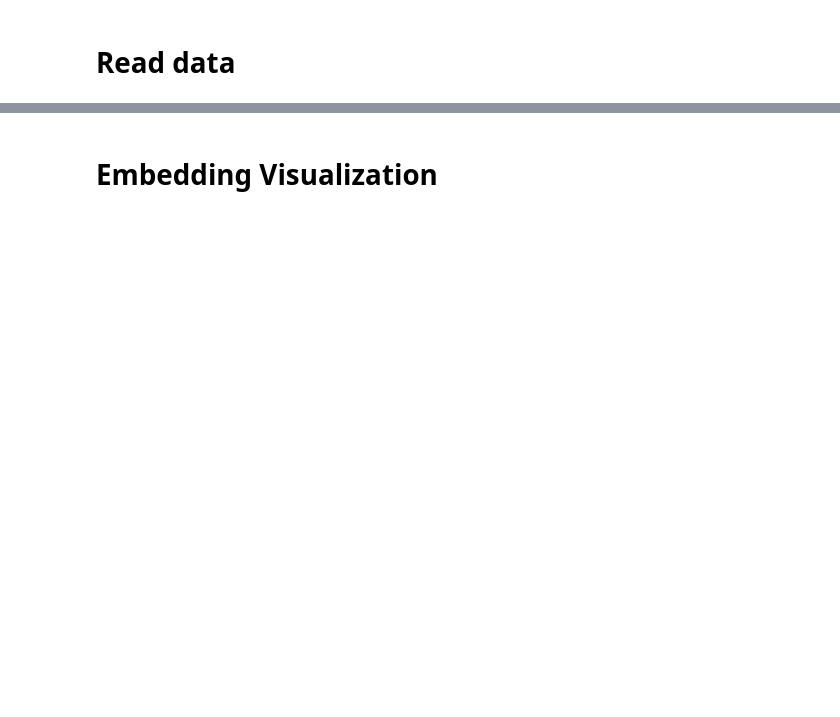
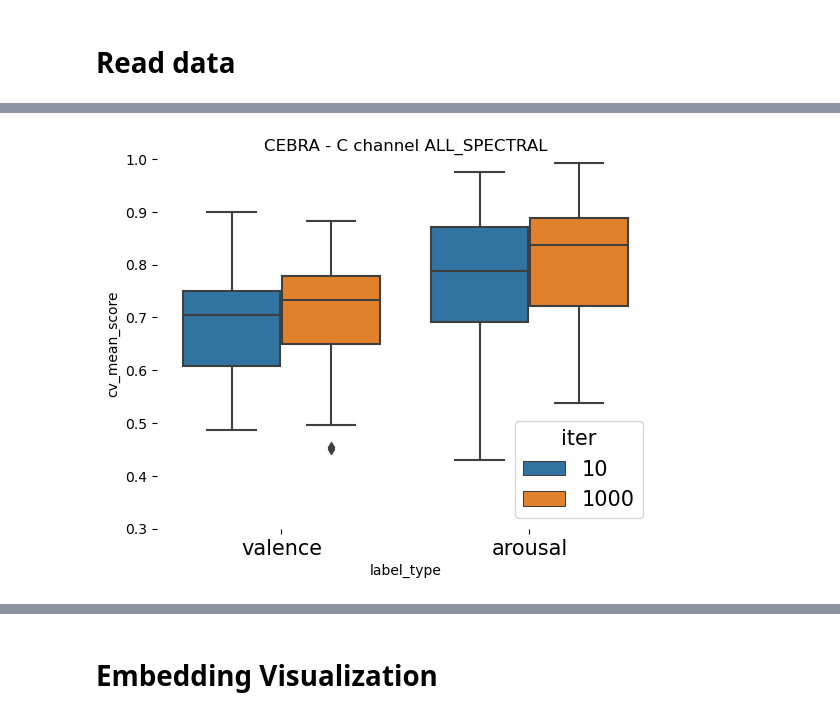
Before and after one commit to ti55987/MM_UCSF, a Jupyter notebook: analysis/figures.ipynb, the cells around one changed output, grey strips where cells are left out. Saved outputs shown, nothing was run; the diff lists cells and outputs as text; code cells hidden in the pictures; blank space fills up the shorter version.

```diff
--- a/analysis/figures.ipynb
+++ b/analysis/figures.ipynb
@@ -32,0 +59,22 @@ print(len(high_c), len(low_c))
+# %%
+cebra_channel_breakdown['band'] = ['ALL_SPECTRAL']*len(cebra_channel_breakdown['channel'])
+cebra_channel_breakdown['iter'] = [10]*len(cebra_channel_breakdown['channel'])
+
+cebra_1000iter_c_spectral['band'] = cebra_1000iter_c_spectral['channel']
+cebra_1000iter_c_spectral['iter'] = [1000]*len(cebra_1000iter_c_spectral['channel'])
+
+result = pd.concat([cebra_channel_breakdown[cebra_channel_breakdown['channel'] == 'C'], cebra_1000iter_c_spectral], ignore_index=True)
+
+ax = sns.boxplot(result, x="label_type", y="cv_mean_score", hue='iter', width=0.8)
+
+for i in ax.containers:
+    ax.bar_label(i, fmt='%.2f', padding=12, size=15)
+plt.setp(ax.get_xticklabels(), size=15)
+
+ax.legend(fontsize=15, title='iter', title_fontsize=15)
+ax.set_title(f'CEBRA - C channel ALL_SPECTRAL')
+ax.set(ylim=(0.3, 1))
+
+sns.despine(bottom = True, left = True)
+# %% [output]
+[figure, added]
```
Also changed, not shown: parts of 12 cells of this notebook, 4 other files.
